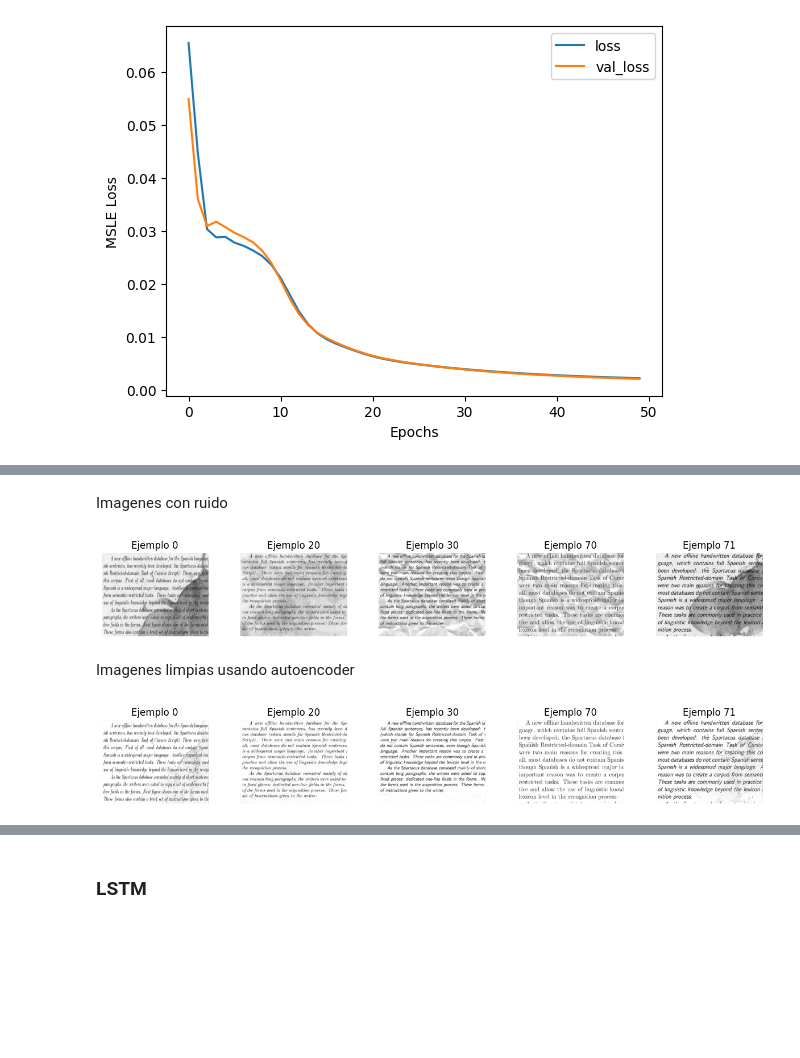
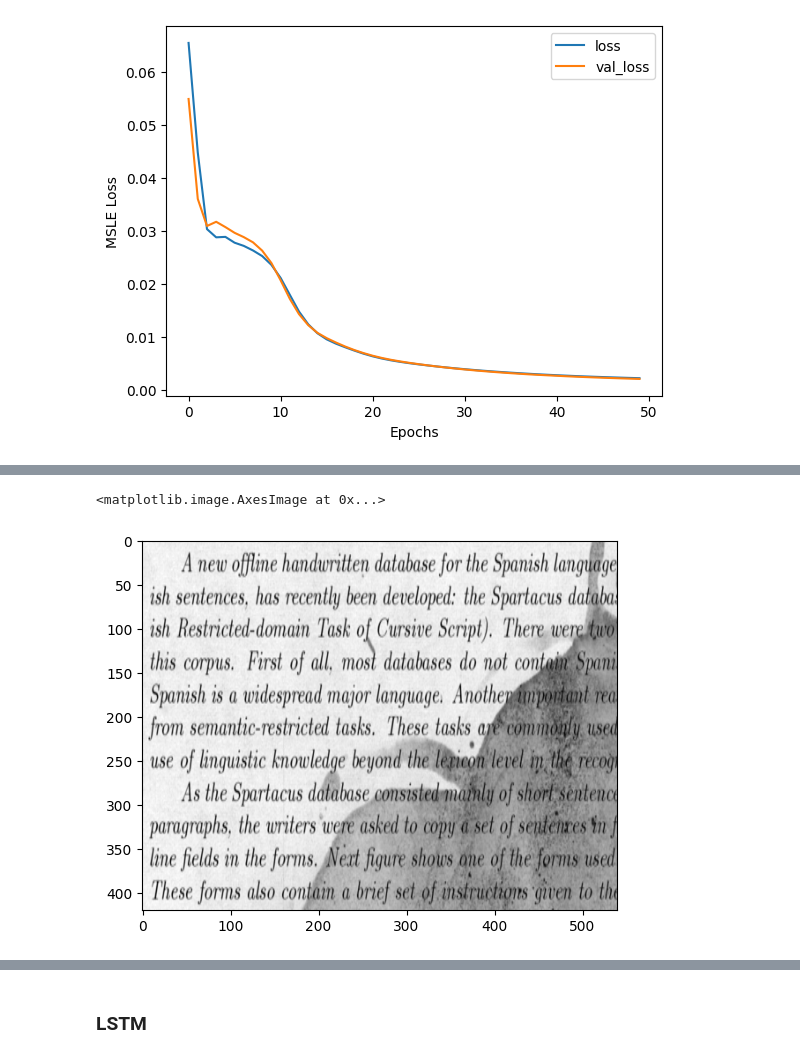
Before and after one commit to principioincertidumbre/Tarea3_MLA, a Jupyter notebook: Tarea_3_MLA.ipynb, the cells around one changed output, grey strips where cells are left out. Drawn from its saved outputs; the diff is of its cells as text; code cells hidden in the pictures; blank space fills up the shorter version.

```diff
--- a/Tarea_3_MLA.ipynb
+++ b/Tarea_3_MLA.ipynb
@@ -245,12 +259,5 @@ filtered_images_preds = [img[0, :, :, :] for img in filtered_images_preds]
-# %% [markdown]
-Imagenes con ruido
-# %%
-plot_images_in_grid(filtered_images, filtered_titles, n_examples=len(filtered_images), n_rows=1)
-# %% [output]
-[figure, removed]
-# %% [markdown]
-Imagenes limpias usando autoencoder
-# %%
-plot_images_in_grid(filtered_images_preds, filtered_titles, n_examples=len(filtered_images), n_rows=1)
-# %% [output]
-[figure, removed]
+# %%
+plt.imshow(X_test[0, :, :, :], cmap = 'gray')
+# %% [output]
+<matplotlib.image.AxesImage at 0x...>
+[figure, added]
```
Also changed, not shown: parts of 10 cells of this notebook.
